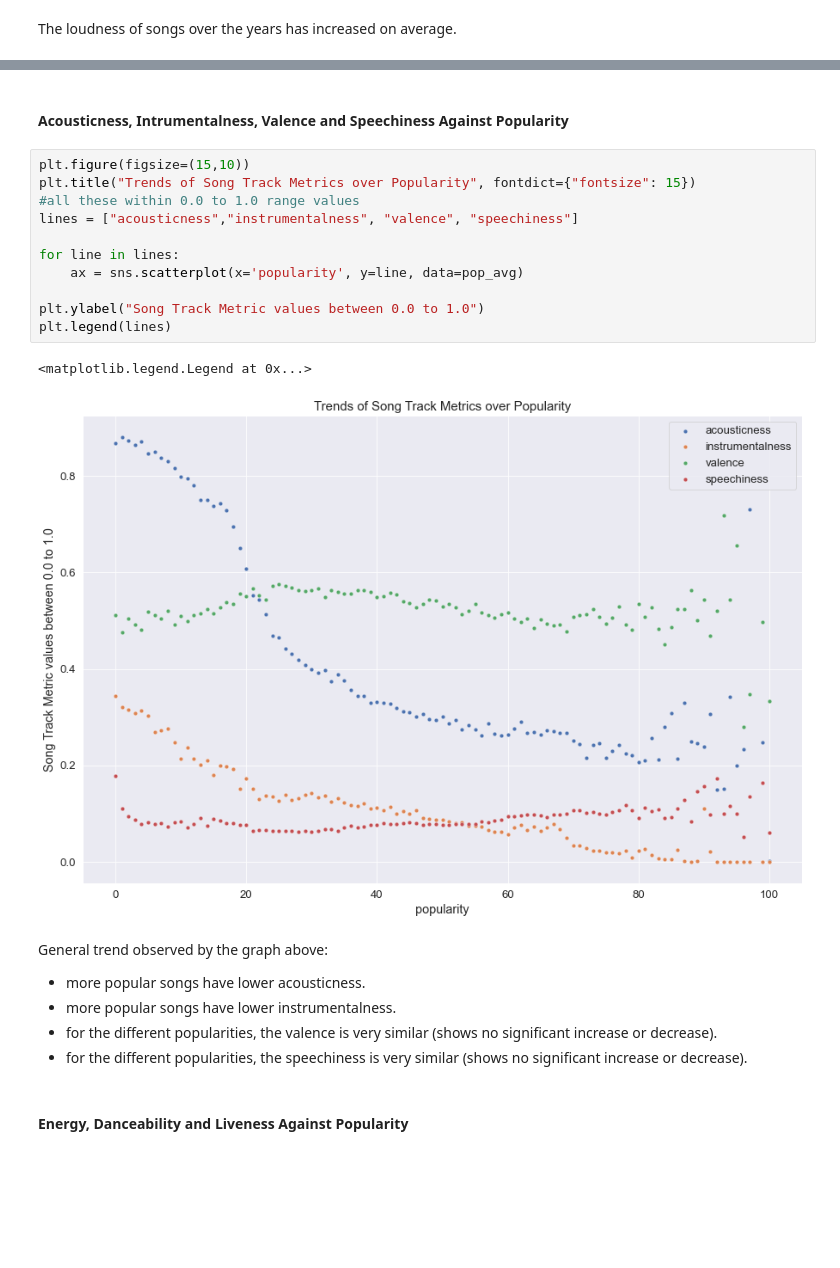
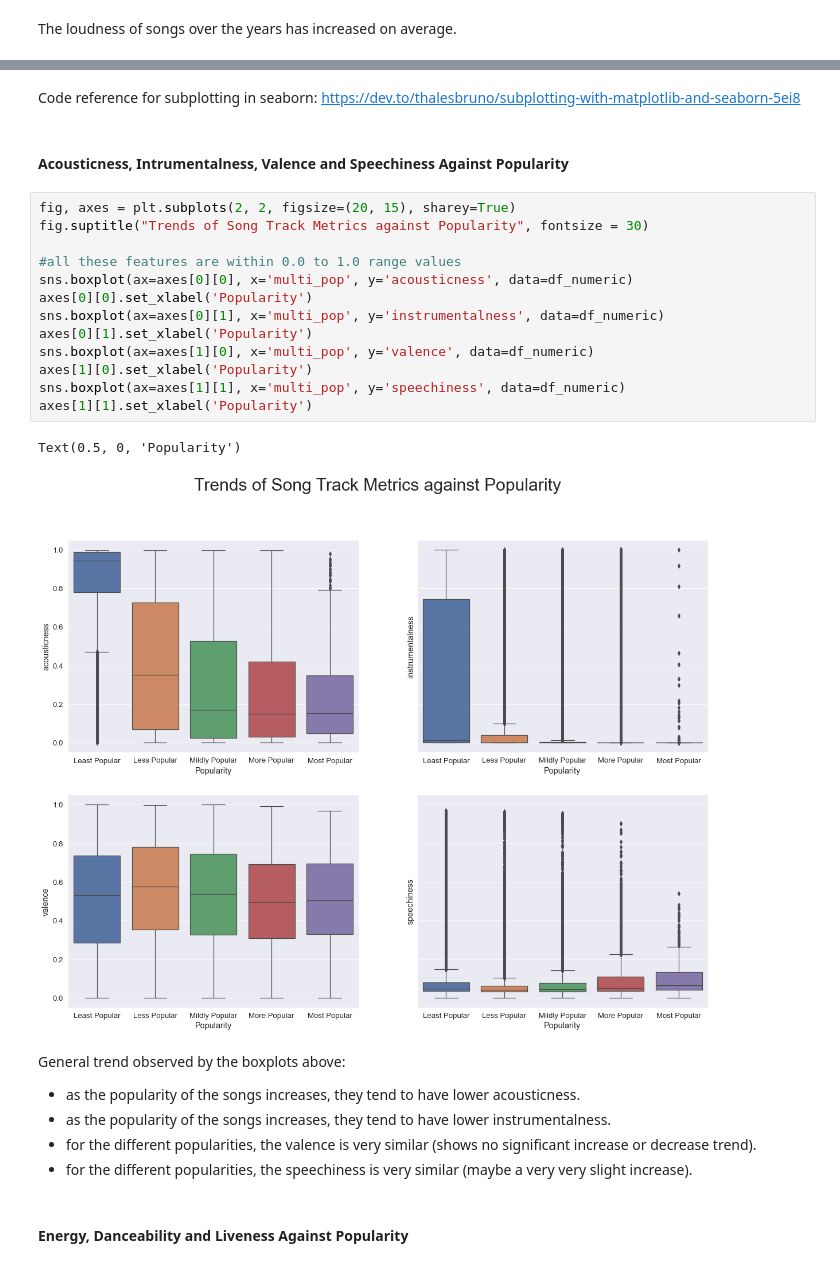
Before and after one commit to Mohammad-sakir/PDS_PROJ, a Jupyter notebook: analysis_spotify.ipynb, the cells around one changed output, grey strips where cells are left out. Drawn from its saved outputs; the diff is of its cells as text; blank space fills up the shorter version.

```diff
--- a/analysis_spotify.ipynb
+++ b/analysis_spotify.ipynb
@@ -1129,24 +1120,28 @@ pop_avg.sample(10)
+# %% [markdown]
+Code reference for subplotting in seaborn: https://dev.to/thalesbruno/subplotting-with-matplotlib-and-seaborn-5ei8
 # %% [markdown]
 #### Acousticness, Intrumentalness, Valence and Speechiness Against Popularity
-# %%
-plt.figure(figsize=(15,10))
-plt.title("Trends of Song Track Metrics over Popularity", fontdict={"fontsize": 15})
-#all these within 0.0 to 1.0 range values
-lines = ["acousticness","instrumentalness", "valence", "speechiness"]
-
-for line in lines:
-    ax = sns.scatterplot(x='popularity', y=line, data=pop_avg)
-
-plt.ylabel("Song Track Metric values between 0.0 to 1.0")
-plt.legend(lines)
-# %% [output]
-<matplotlib.legend.Legend at 0x...>
-[figure, removed]
+# %%
+fig, axes = plt.subplots(2, 2, figsize=(20, 15), sharey=True)
+fig.suptitle("Trends of Song Track Metrics against Popularity", fontsize = 30)
+
+#all these features are within 0.0 to 1.0 range values
+sns.boxplot(ax=axes[0][0], x='multi_pop', y='acousticness', data=df_numeric)
+axes[0][0].set_xlabel('Popularity')
+sns.boxplot(ax=axes[0][1], x='multi_pop', y='instrumentalness', data=df_numeric)
+axes[0][1].set_xlabel('Popularity')
+sns.boxplot(ax=axes[1][0], x='multi_pop', y='valence', data=df_numeric)
+axes[1][0].set_xlabel('Popularity')
+sns.boxplot(ax=axes[1][1], x='multi_pop', y='speechiness', data=df_numeric)
+axes[1][1].set_xlabel('Popularity')
+# %% [output]
+Text(0.5, 0, 'Popularity')
+[figure, added]
 # %% [markdown]
-General trend observed by the graph above:
-- more popular songs have lower acousticness.
-- more popular songs have lower instrumentalness.
-- for the different popularities, the valence is very similar (shows no significant increase or decrease).
-- for the different popularities, the speechiness is very similar (shows no significant increase or decrease).
+General trend observed by the boxplots above:
+- as the popularity of the songs increases, they tend to have lower acousticness.
+- as the popularity of the songs increases, they tend to have lower instrumentalness.
+- for the different popularities, the valence is very similar (shows no significant increase or decrease trend).
+- for the different popularities, the speechiness is very similar (maybe a very very slight increase).
 # %% [markdown]
 #### Energy, Danceability and Liveness Against Popularity
```
Also changed, not shown: parts of 49 cells of this notebook.
